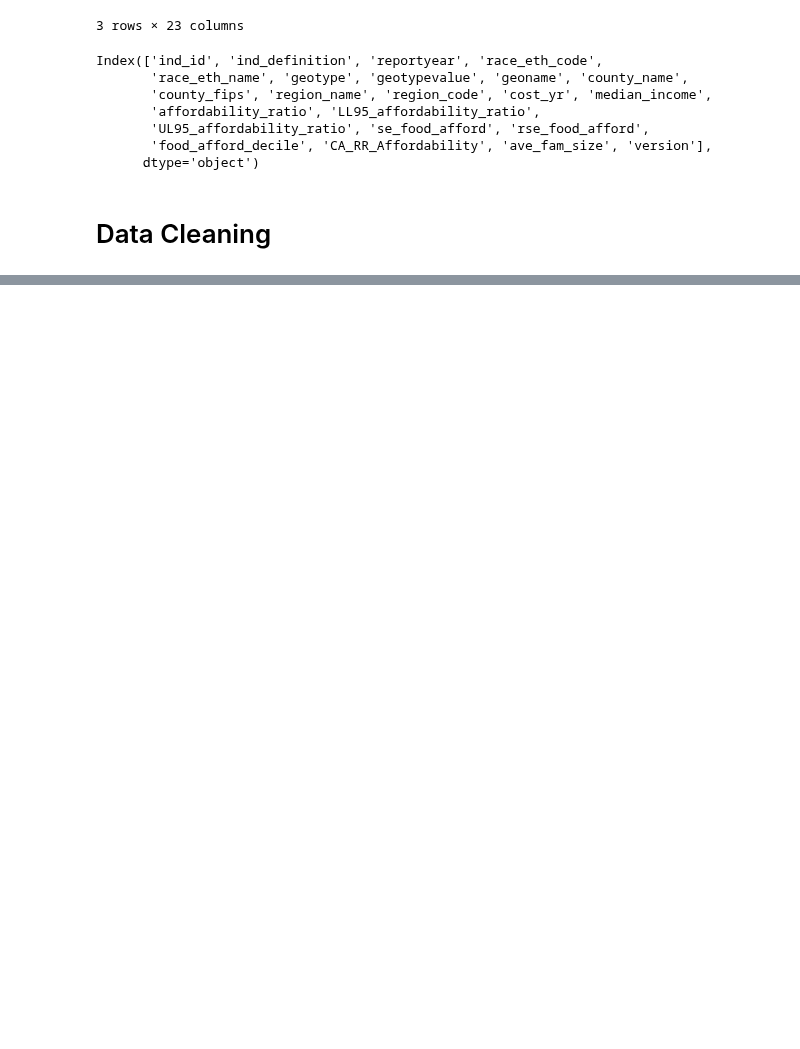
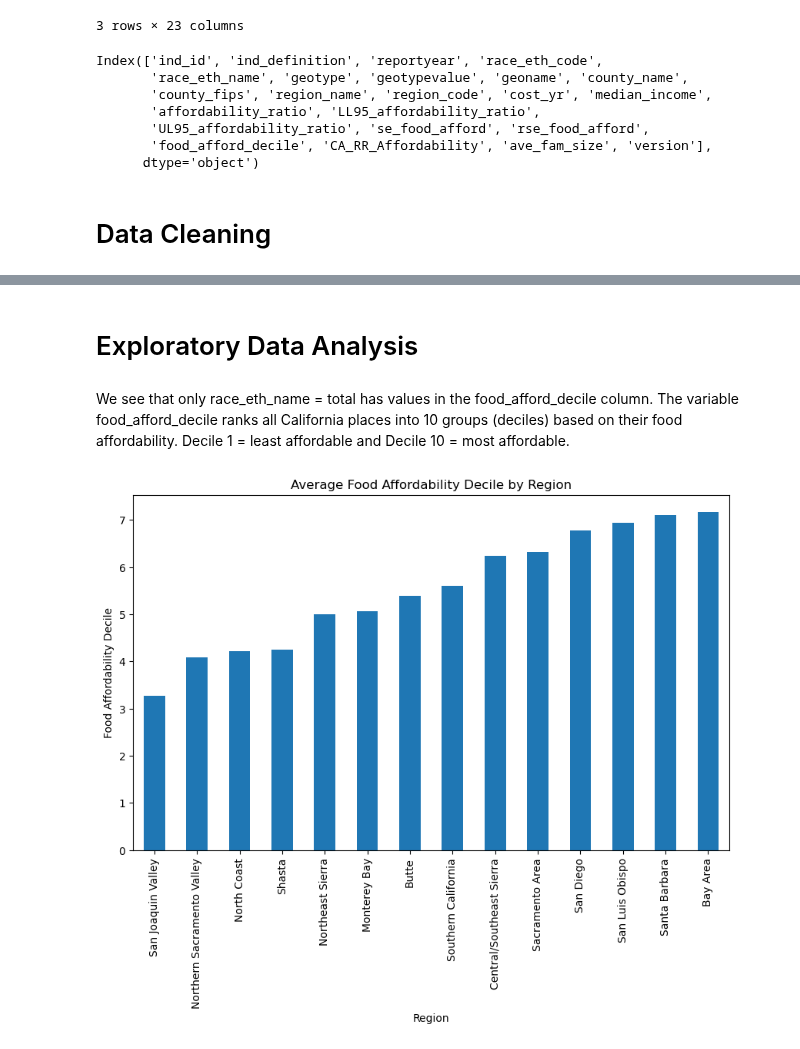
Before and after one commit to UCB-stat-159-f25/final-group18, a Jupyter notebook: analysis.ipynb, the cells around one changed output, grey strips where cells are left out. Saved outputs shown, nothing was run; the diff lists cells and outputs as text; code cells hidden in the pictures; blank space fills up the shorter version.

Commit message:
added to analysis.ipynb with regional visualizations

```diff
--- a/analysis.ipynb
+++ b/analysis.ipynb
@@ -56,0 +38,17 @@ df
+# %% [markdown]
+# Exploratory Data Analysis
+# %% [markdown]
+We see that only race_eth_name = total has values in the food_afford_decile column. The variable food_afford_decile ranks all California places into 10 groups (deciles) based on their food affordability. Decile 1 = least affordable and Decile 10 = most affordable.
+# %%
+region_deciles = df[df["food_afford_decile"].notna()].groupby("region_name")["food_afford_decile"].mean().sort_values()
+# %%
+plt.figure(figsize=(10, 6))
+region_deciles.plot.bar()
+
+plt.xticks(rotation=90)
+plt.title("Average Food Affordability Decile by Region")
+plt.xlabel("Region")
+plt.ylabel("Food Affordability Decile")
+plt.show()
+# %% [output]
+[figure, added]
```
Also changed, not shown: parts of 5 cells of this notebook, 1 other file.
